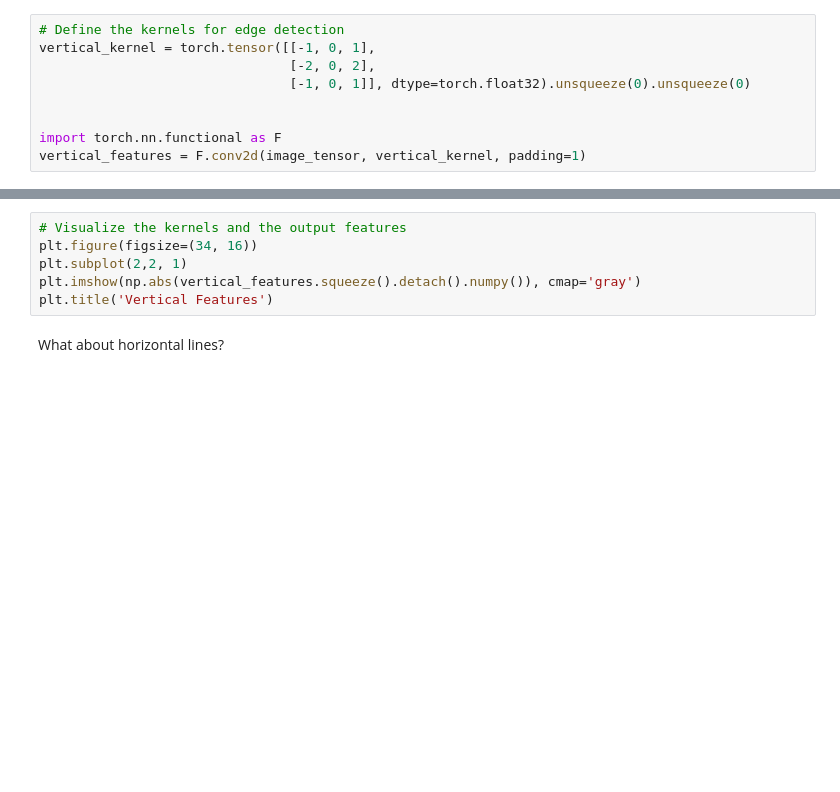
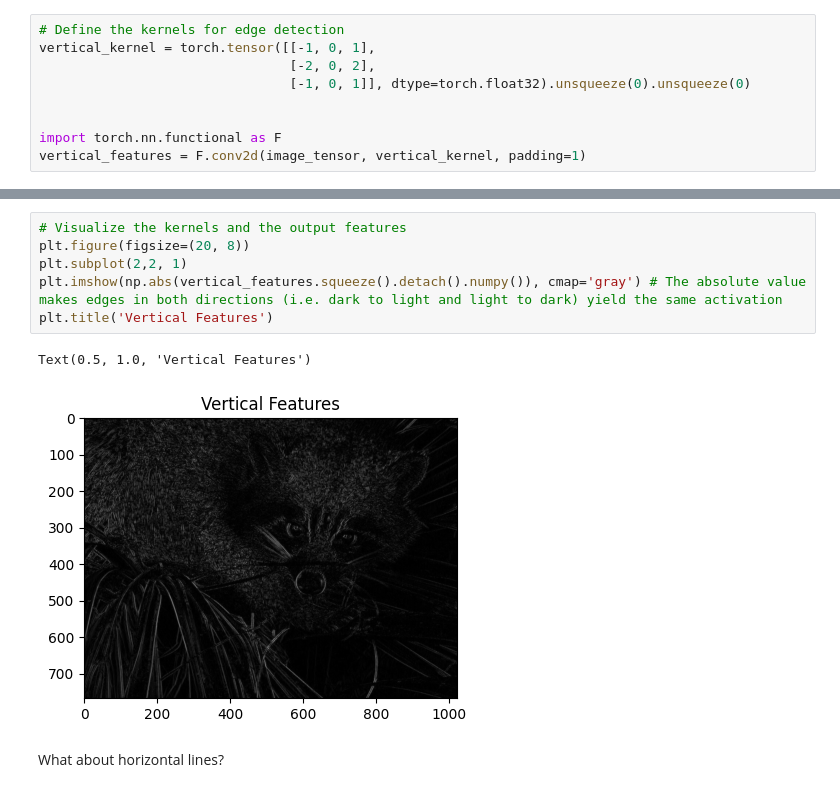
Before and after one commit to elhamod/BA865-2024, a Jupyter notebook: hands-on/Convolutions.ipynb, the cells around one changed output, grey strips where cells are left out. Drawn from its saved outputs; the diff is of its cells as text; blank space fills up the shorter version.

```diff
--- a/hands-on/Convolutions.ipynb
+++ b/hands-on/Convolutions.ipynb
@@ -42,9 +52,12 @@ vertical_kernel.shape
 # %%
 # Visualize the kernels and the output features
-plt.figure(figsize=(34, 16))
+plt.figure(figsize=(20, 8))
 plt.subplot(2,2, 1)
-plt.imshow(np.abs(vertical_features.squeeze().detach().numpy()), cmap='gray')
+plt.imshow(np.abs(vertical_features.squeeze().detach().numpy()), cmap='gray') # The absolute value makes edges in both directions (i.e. dark to light and light to dark) yield the same activation
 plt.title('Vertical Features')
+# %% [output]
+Text(0.5, 1.0, 'Vertical Features')
+[figure, added]
 # %% [markdown]
 What about horizontal lines?
 # %%
```
Also changed, not shown: parts of 6 cells of this notebook.
